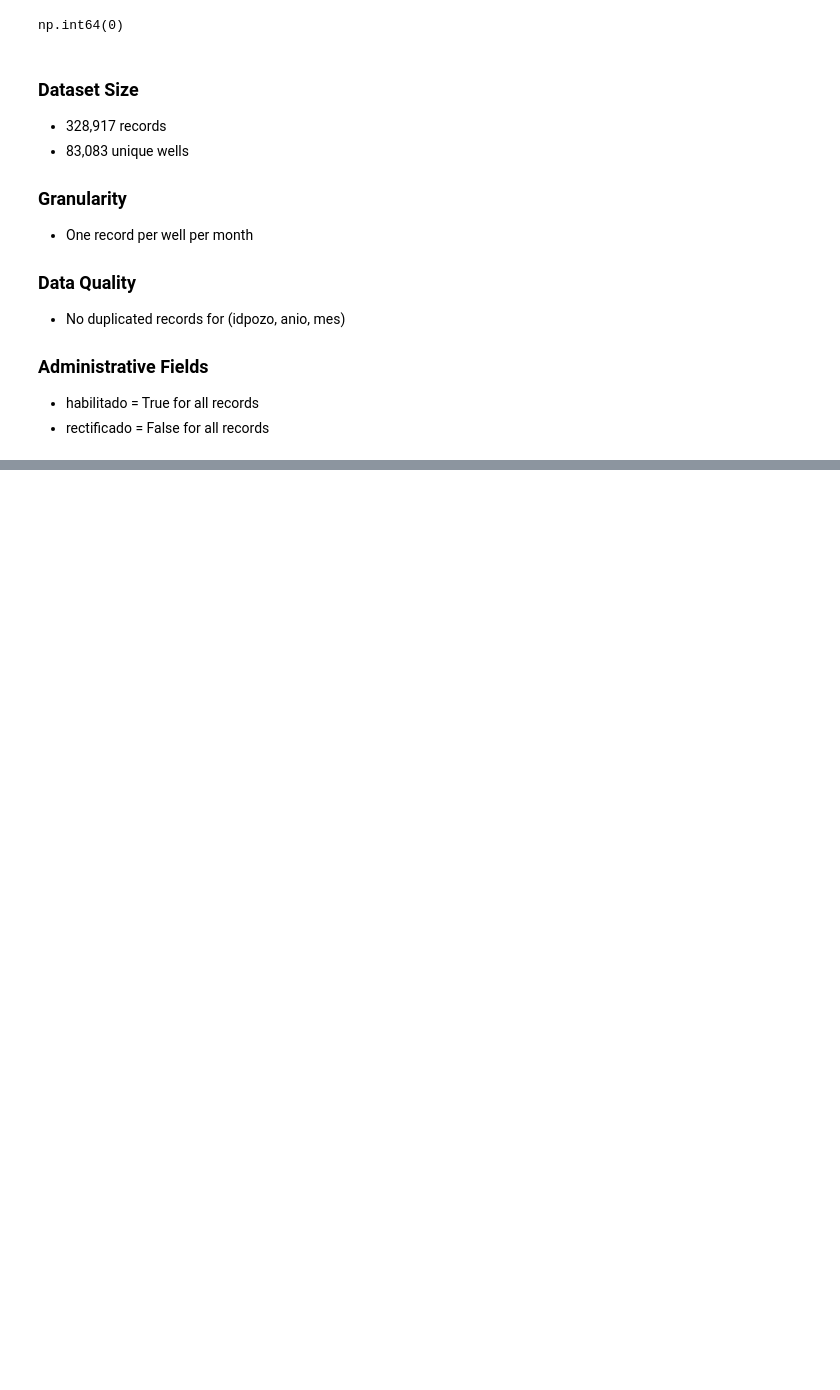
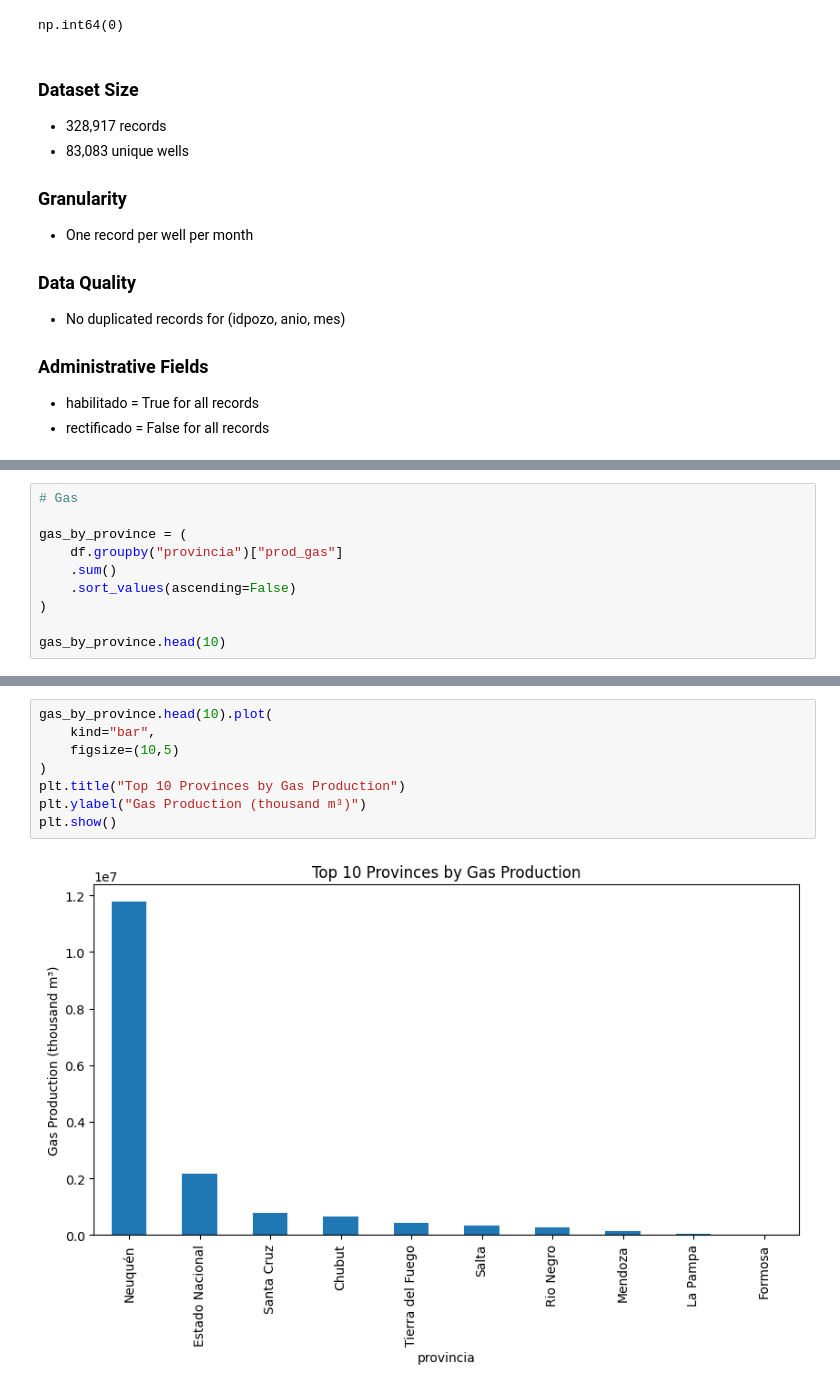
Before and after one commit to ramir0-b/argentina-oil-gas-analytics, a Jupyter notebook: notebooks/01_data_exploration.ipynb, the cells around one changed output, grey strips where cells are left out. Cells and saved outputs as stored; diff of their text form; blank space fills up the shorter version.

```diff
--- a/notebooks/01_data_exploration.ipynb
+++ b/notebooks/01_data_exploration.ipynb
@@ -264,0 +546,10 @@ np.int64(0)
+# %%
+# Gas
+
+gas_by_province = (
+    df.groupby("provincia")["prod_gas"]
+    .sum()
+    .sort_values(ascending=False)
+)
+
+gas_by_province.head(10)
@@ -264,0 +569,10 @@ np.int64(0)
+# %%
+gas_by_province.head(10).plot(
+    kind="bar",
+    figsize=(10,5)
+)
+plt.title("Top 10 Provinces by Gas Production")
+plt.ylabel("Gas Production (thousand m³)")
+plt.show()
+# %% [output]
+[figure, added]
```
Also changed, not shown: parts of 47 cells of this notebook.
